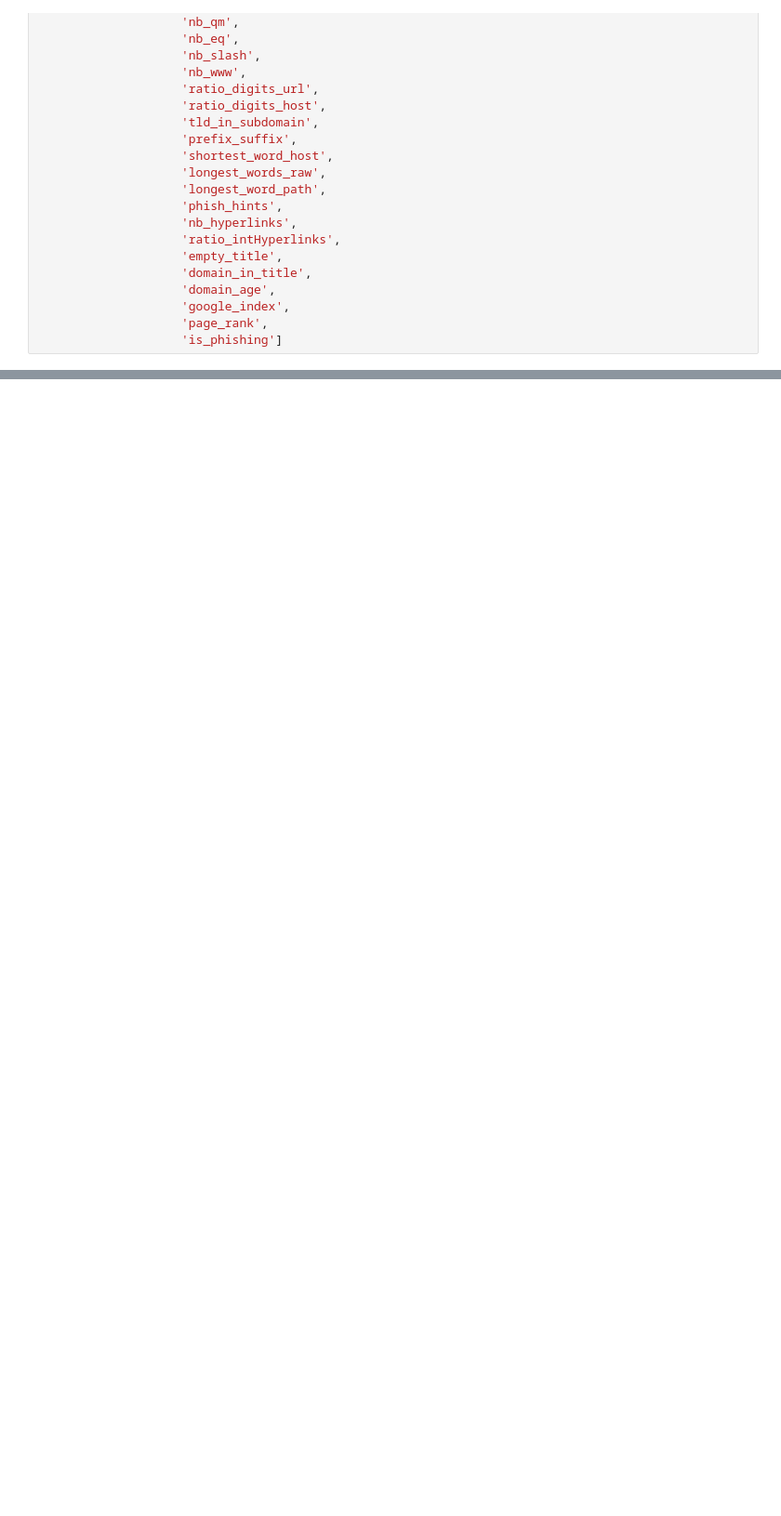
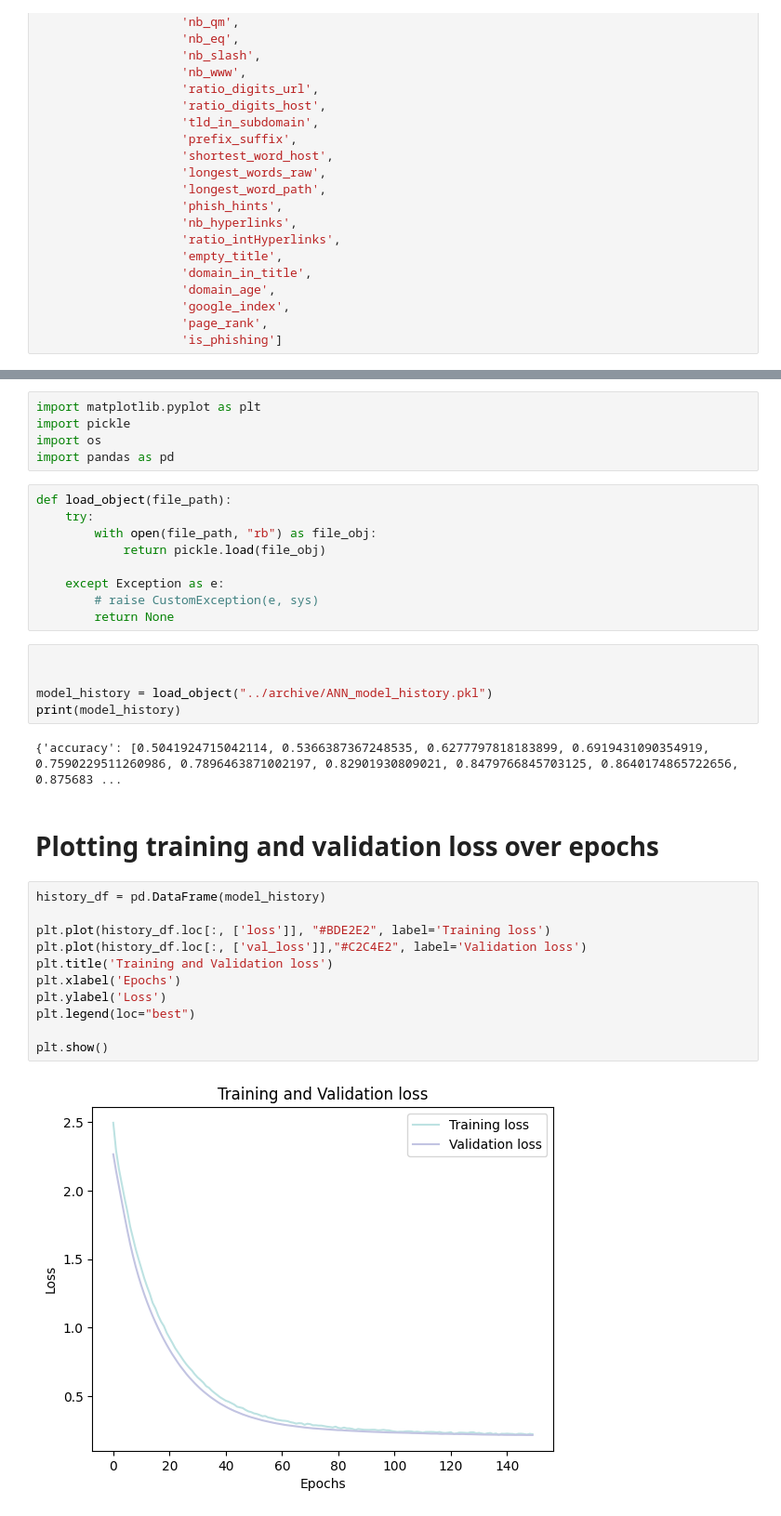
Before and after one commit to Sejan157218/phishing_link_detection, a Jupyter notebook: archive/check_data.ipynb, the cells around one changed output, grey strips where cells are left out. Shown: that part at 93% size. Saved outputs shown, nothing was run; the diff lists cells and outputs as text; blank space fills up the shorter version.

```diff
--- a/archive/check_data.ipynb
+++ b/archive/check_data.ipynb
@@ -120,0 +126,36 @@ x
+# %%
+import matplotlib.pyplot as plt
+import pickle
+import os
+import pandas as pd
+# %%
+def load_object(file_path):
+    try:
+        with open(file_path, "rb") as file_obj:
+            return pickle.load(file_obj)
+
+    except Exception as e:
+        # raise CustomException(e, sys)
+        return None
+# %%
+
+
+model_history = load_object("../archive/ANN_model_history.pkl")
+print(model_history)
+# %% [output]
+{'accuracy': [0.5041924715042114, 0.5366387367248535, 0.6277797818183899, 0.6919431090354919, 0.7590229511260986, 0.7896463871002197, 0.82901930809021, 0.8479766845703125, 0.8640174865722656, 0.875683 ...
+# %% [markdown]
+# Plotting training and validation loss over epochs
+# %%
+history_df = pd.DataFrame(model_history)
+
+plt.plot(history_df.loc[:, ['loss']], "#BDE2E2", label='Training loss')
+plt.plot(history_df.loc[:, ['val_loss']],"#C2C4E2", label='Validation loss')
+plt.title('Training and Validation loss')
+plt.xlabel('Epochs')
+plt.ylabel('Loss')
+plt.legend(loc="best")
+
+plt.show()
+# %% [output]
+[figure, added]
```
Also changed, not shown: parts of 6 cells of this notebook, 12 other files.
